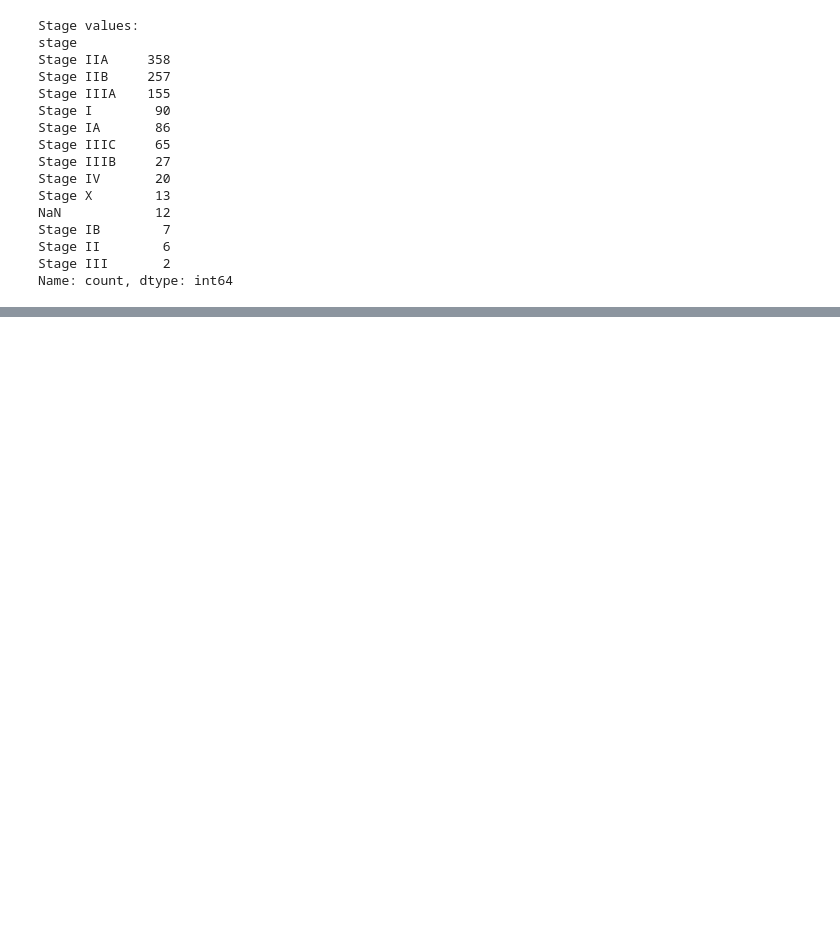
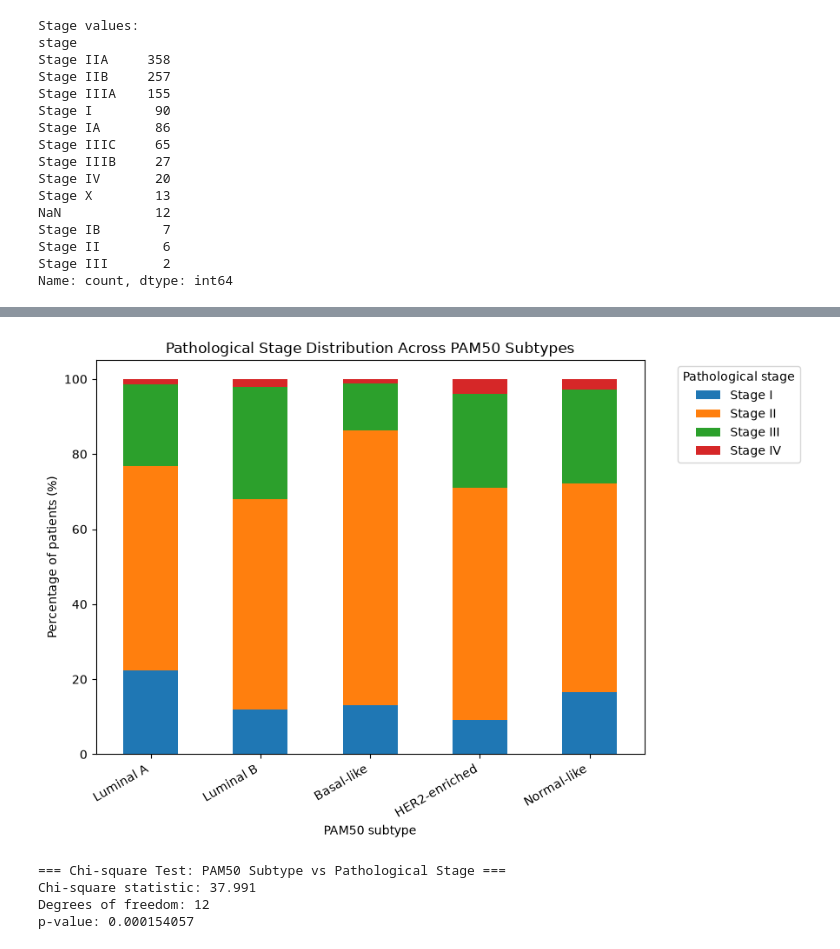
Before and after one commit to Eurus-07/Cancer-Informatics-Portfolio, a Jupyter notebook: 01_TCGA_BRCA/notebooks/05_molecular_subtype_analysis.ipynb, the cells around one changed output, grey strips where cells are left out. Drawn from its saved outputs; the diff is of its cells as text; code cells hidden in the pictures; blank space fills up the shorter version.

```diff
--- a/01_TCGA_BRCA/notebooks/05_molecular_subtype_analysis.ipynb
+++ b/01_TCGA_BRCA/notebooks/05_molecular_subtype_analysis.ipynb
@@ -672,0 +707,9 @@ Name: count, dtype: int64
+# %%
+stage_subtype_percent = (
+    stage_subtype_table
+    .div(stage_subtype_table.sum(axis=1), axis=0)
+    * 100
+)
+
+print("Stage distribution within each PAM50 subtype (%):")
+display(stage_subtype_percent.round(1))
@@ -672,0 +725,45 @@ Name: count, dtype: int64
+# %%
+ax = stage_subtype_percent.plot(
+    kind="bar",
+    stacked=True,
+    figsize=(9, 6)
+)
+
+plt.title("Pathological Stage Distribution Across PAM50 Subtypes")
+plt.xlabel("PAM50 subtype")
+plt.ylabel("Percentage of patients (%)")
+plt.xticks(rotation=30, ha="right")
+
+plt.legend(
+    title="Pathological stage",
+    bbox_to_anchor=(1.05, 1),
+    loc="upper left"
+)
+
+plt.tight_layout()
+
+plt.savefig(
+    FIGURES_DIR / "stage_distribution_by_pam50_subtype.png",
+    dpi=300,
+    bbox_inches="tight"
+)
+
+plt.show()
+# %% [output]
+[figure, added]
+# %%
+from scipy.stats import chi2_contingency
+
+chi2, p, dof, expected = chi2_contingency(
+    stage_subtype_table
+)
+
+print("=== Chi-square Test: PAM50 Subtype vs Pathological Stage ===")
+print(f"Chi-square statistic: {chi2:.3f}")
+print(f"Degrees of freedom: {dof}")
+print(f"p-value: {p:.6g}")
+# %% [output]
+=== Chi-square Test: PAM50 Subtype vs Pathological Stage ===
+Chi-square statistic: 37.991
+Degrees of freedom: 12
+p-value: 0.000154057
```
Also changed, not shown: parts of 16 cells of this notebook.
